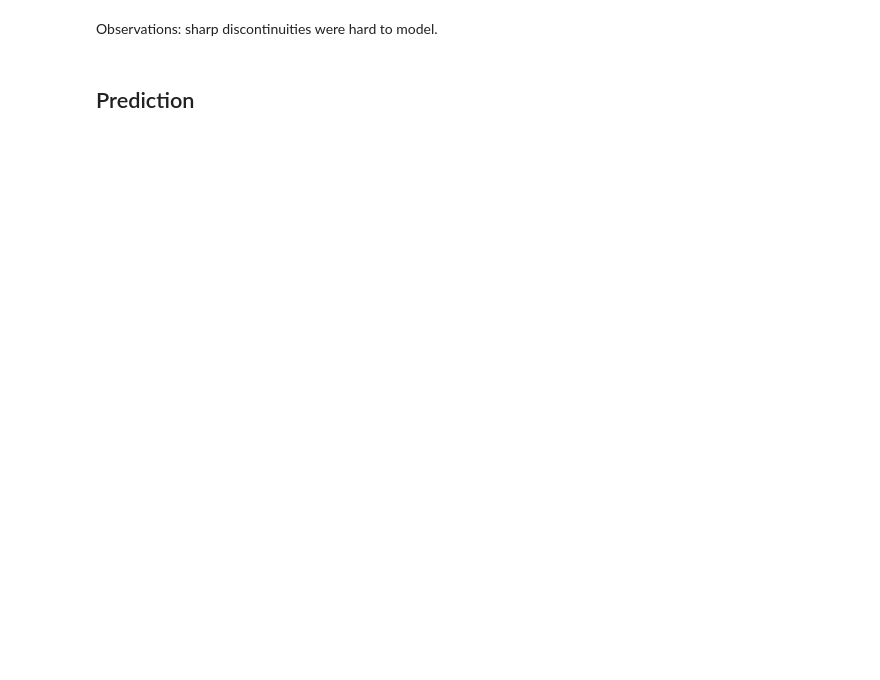
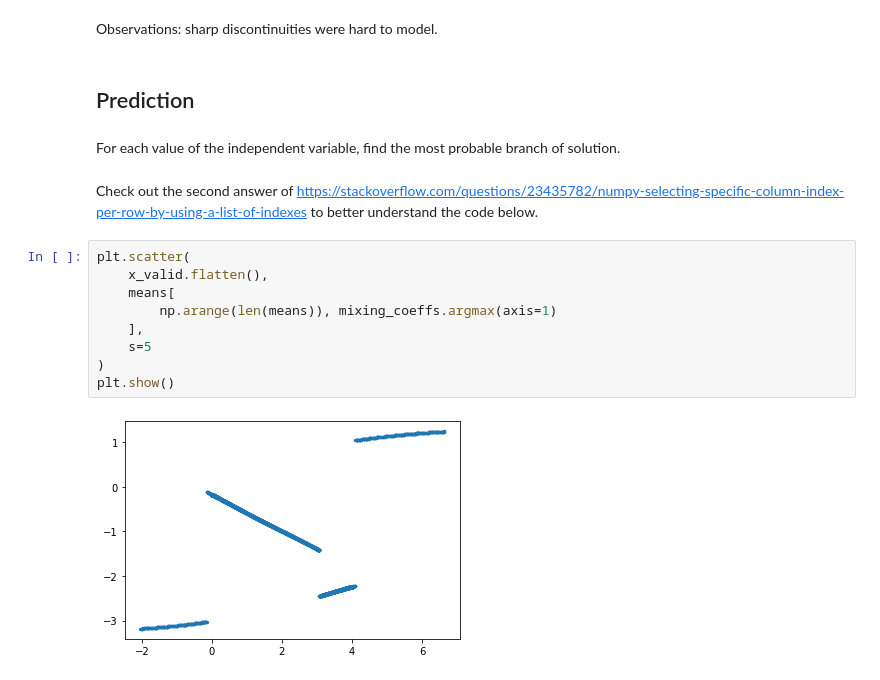
Before and after one commit to zhihanyang2022/bishop1995_notes, a Jupyter notebook: c6_error_functions/conditional_density_estimation_using_gmm_and_nn_demo.ipynb, the cells around one changed output. Cells and saved outputs as stored; diff of their text form; blank space fills up the shorter version.

```diff
--- a/c6_error_functions/conditional_density_estimation_using_gmm_and_nn_demo.ipynb
+++ b/c6_error_functions/conditional_density_estimation_using_gmm_and_nn_demo.ipynb
@@ -417,3 +399,18 @@ plt.show()
 Observations: sharp discontinuities were hard to model.
 # %% [markdown]
 ## Prediction
+# %% [markdown]
+For each value of the independent variable, find the most probable branch of solution.
+# %% [markdown]
+Check out the second answer of https://stackoverflow.com/questions/23435782/numpy-selecting-specific-column-index-per-row-by-using-a-list-of-indexes to better understand the code below.
+# %%
+plt.scatter(
+    x_valid.flatten(),
+    means[
+        np.arange(len(means)), mixing_coeffs.argmax(axis=1)
+    ],
+    s=5
+)
+plt.show()
+# %% [output]
+[figure, added]
```
Also changed, not shown: parts of 8 cells of this notebook.
